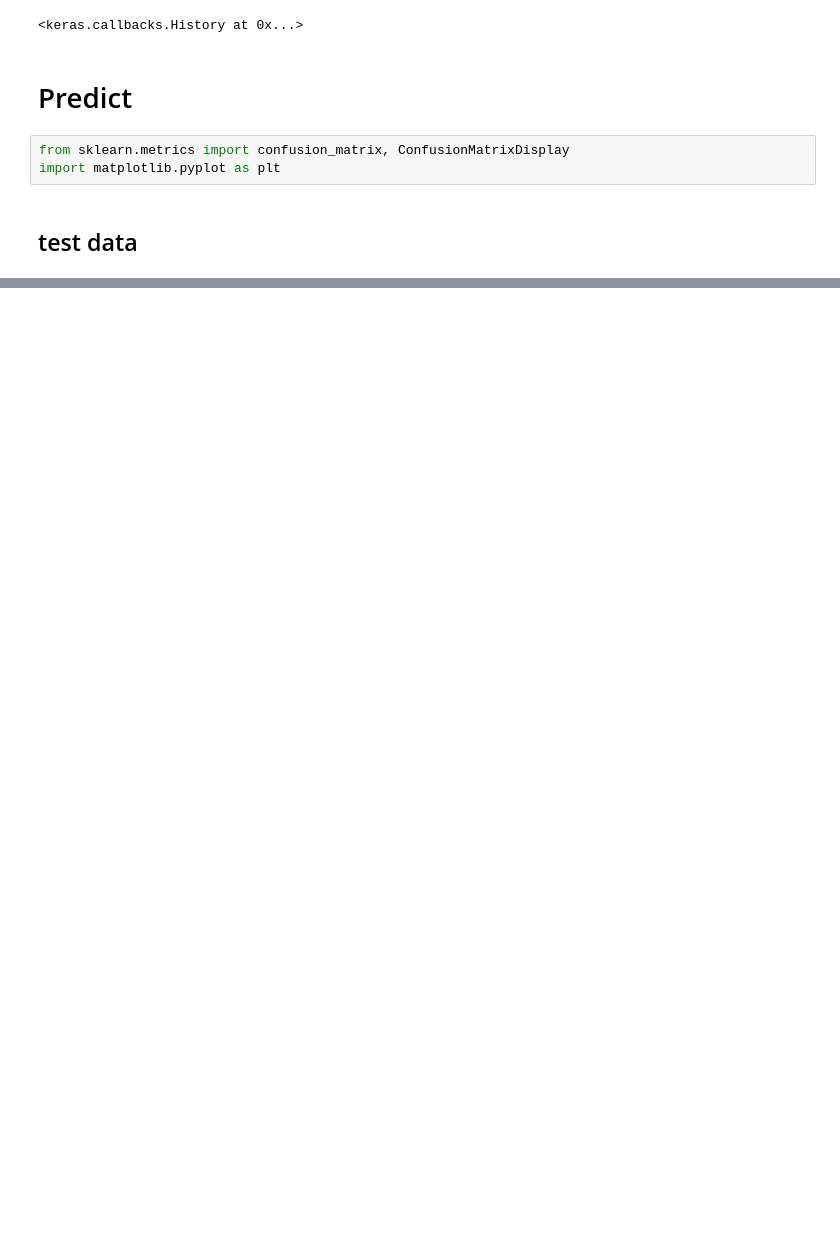
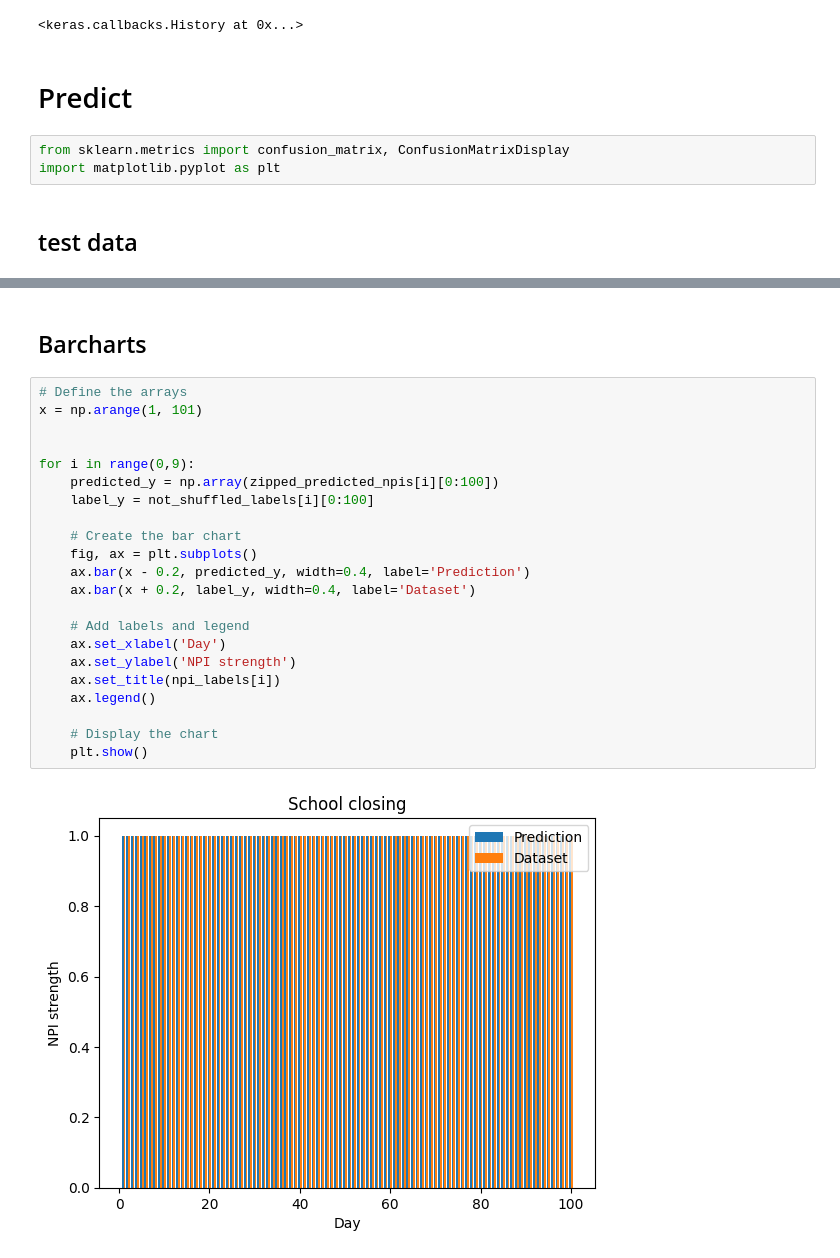
Before and after one commit to mpiotro4/PBAD, a Jupyter notebook: PBAD_2.ipynb, the cells around one changed output, grey strips where cells are left out. Cells and saved outputs as stored; diff of their text form; blank space fills up the shorter version.

```diff
--- a/PBAD_2.ipynb
+++ b/PBAD_2.ipynb
@@ -209,0 +240,26 @@ Accuracy: 0.930000
+# %% [markdown]
+## Barcharts
+# %%
+# Define the arrays
+x = np.arange(1, 101)
+
+
+for i in range(0,9):
+    predicted_y = np.array(zipped_predicted_npis[i][0:100])
+    label_y = not_shuffled_labels[i][0:100]
+
+    # Create the bar chart
+    fig, ax = plt.subplots()
+    ax.bar(x - 0.2, predicted_y, width=0.4, label='Prediction')
+    ax.bar(x + 0.2, label_y, width=0.4, label='Dataset')
+
+    # Add labels and legend
+    ax.set_xlabel('Day')
+    ax.set_ylabel('NPI strength')
+    ax.set_title(npi_labels[i])
+    ax.legend()
+
+    # Display the chart
+    plt.show()
+# %% [output]
+[figure, added]
```
Also changed, not shown: parts of 6 cells of this notebook.
